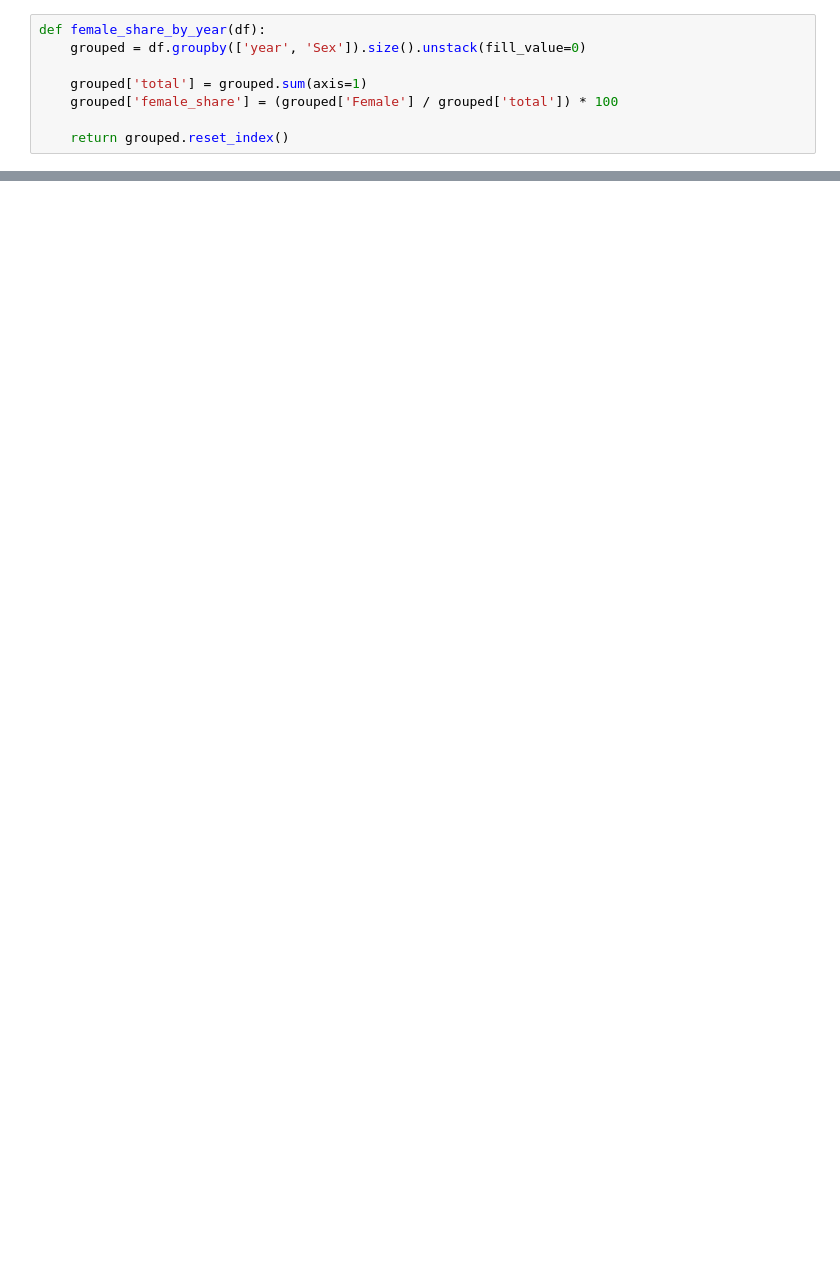
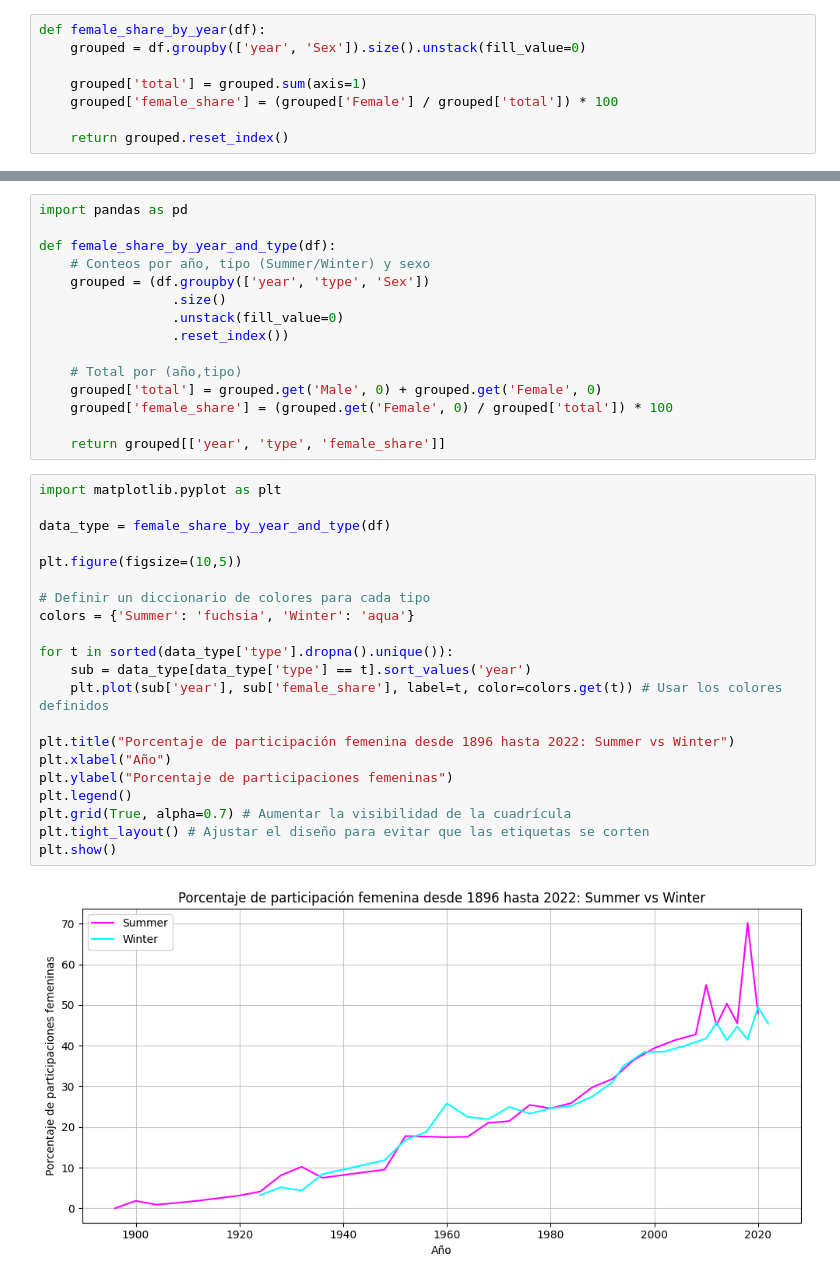
Before and after one commit to A-n9ie/proyecto_analisis_datos_IC2026, a Jupyter notebook: github_colab.ipynb, the cells around one changed output, grey strips where cells are left out. Cells and saved outputs as stored; diff of their text form; blank space fills up the shorter version.

```diff
--- a/github_colab.ipynb
+++ b/github_colab.ipynb
@@ -123,0 +60,38 @@ plt.show()
+# %%
+import pandas as pd
+
+def female_share_by_year_and_type(df):
+    # Conteos por año, tipo (Summer/Winter) y sexo
+    grouped = (df.groupby(['year', 'type', 'Sex'])
+                 .size()
+                 .unstack(fill_value=0)
+                 .reset_index())
+
+    # Total por (año,tipo)
+    grouped['total'] = grouped.get('Male', 0) + grouped.get('Female', 0)
+    grouped['female_share'] = (grouped.get('Female', 0) / grouped['total']) * 100
+
+    return grouped[['year', 'type', 'female_share']]
+# %%
+import matplotlib.pyplot as plt
+
+data_type = female_share_by_year_and_type(df)
+
+plt.figure(figsize=(10,5))
+
+# Definir un diccionario de colores para cada tipo
+colors = {'Summer': 'fuchsia', 'Winter': 'aqua'}
+
+for t in sorted(data_type['type'].dropna().unique()):
+    sub = data_type[data_type['type'] == t].sort_values('year')
+    plt.plot(sub['year'], sub['female_share'], label=t, color=colors.get(t)) # Usar los colores definidos
+
+plt.title("Porcentaje de participación femenina desde 1896 hasta 2022: Summer vs Winter")
+plt.xlabel("Año")
+plt.ylabel("Porcentaje de participaciones femeninas")
+plt.legend()
+plt.grid(True, alpha=0.7) # Aumentar la visibilidad de la cuadrícula
+plt.tight_layout() # Ajustar el diseño para evitar que las etiquetas se corten
+plt.show()
+# %% [output]
+[figure, added]
```
Also changed, not shown: parts of 18 cells of this notebook.
